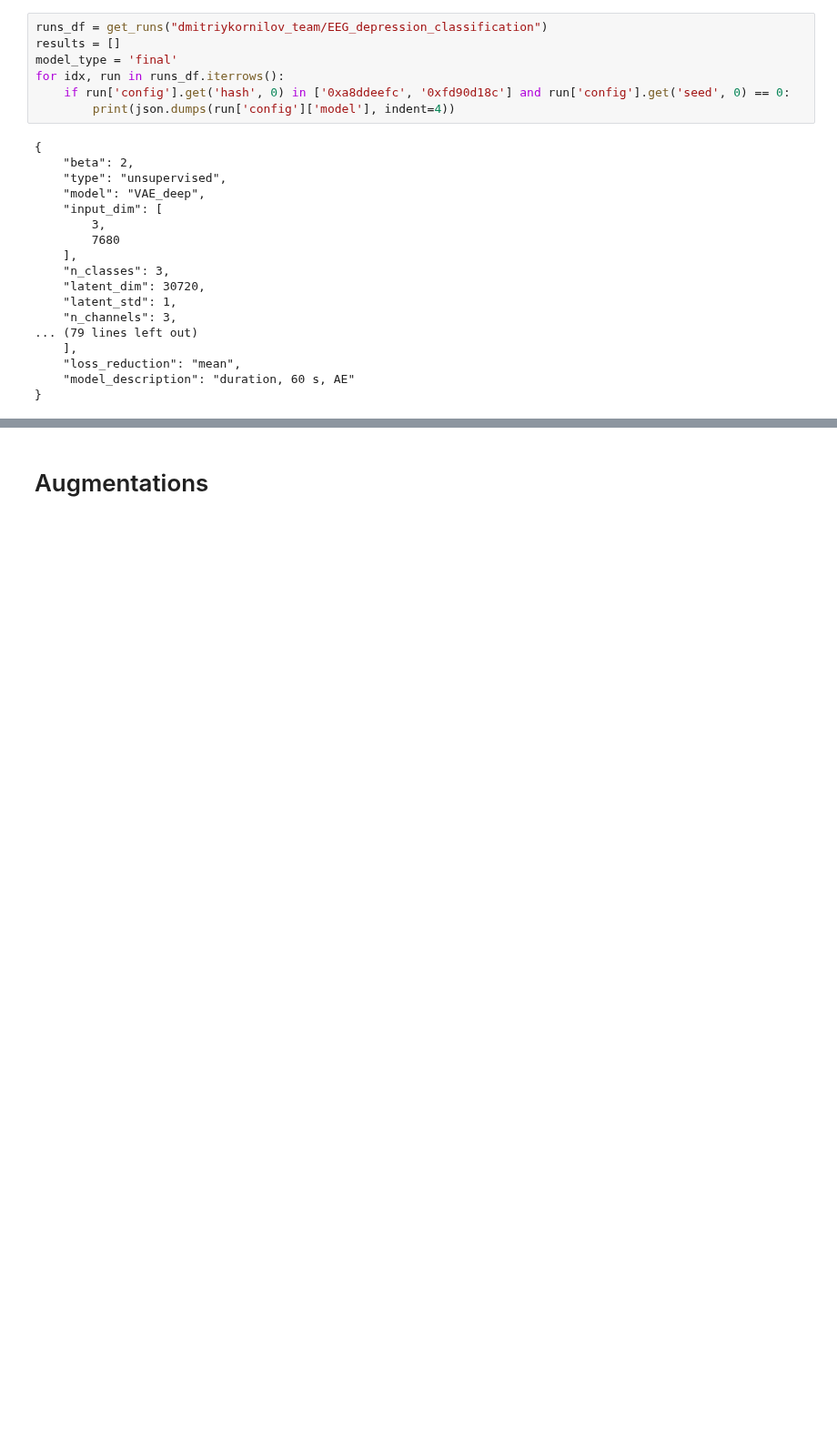
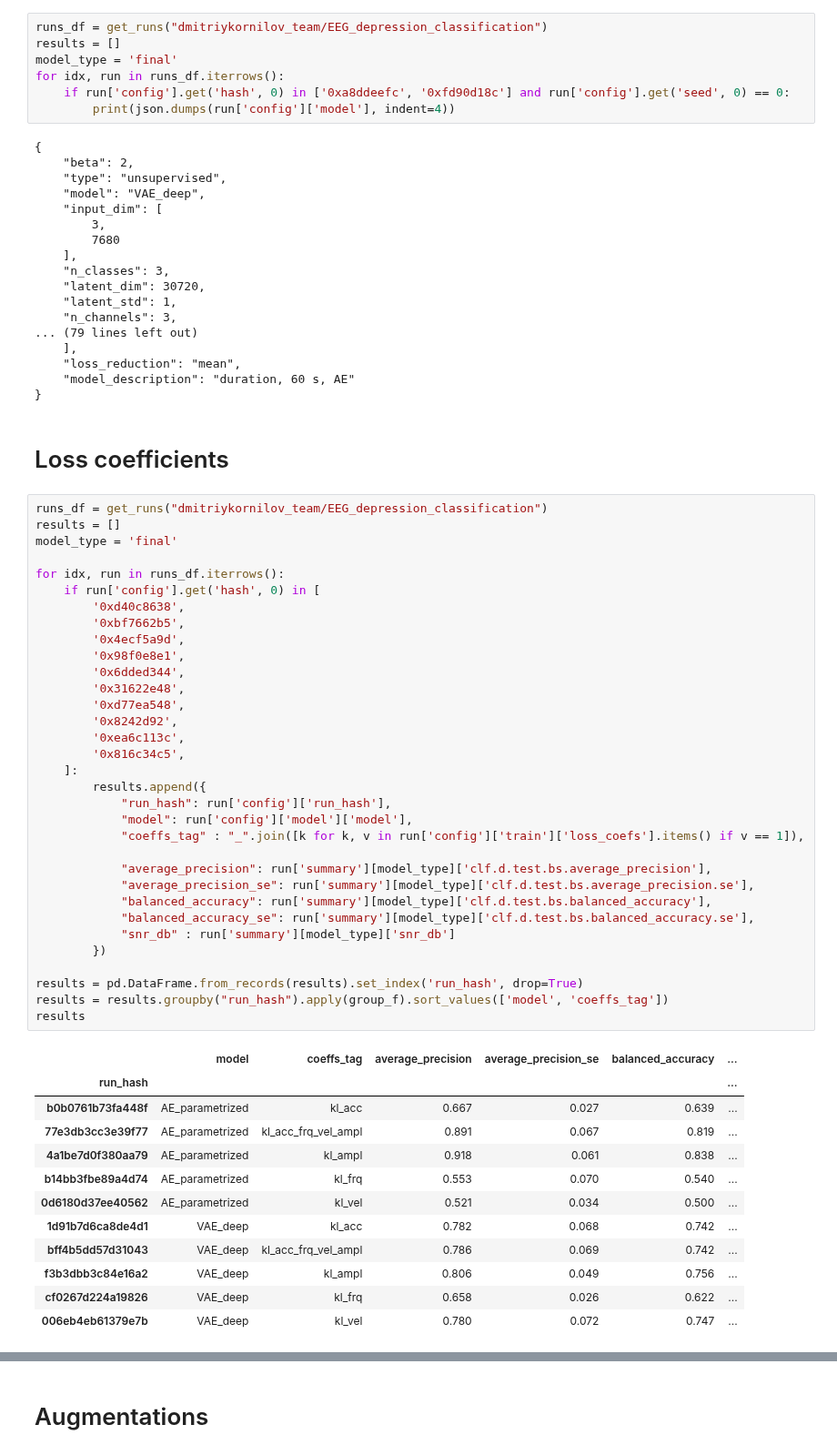
Before and after one commit to dwemer8/Depression_classification_from_EEG, a Jupyter notebook: results_analysis.ipynb, the cells around one changed output, grey strips where cells are left out. Shown at 91% size. Cells and saved outputs as stored; diff of their text form; blank space fills up the shorter version.

```diff
--- a/results_analysis.ipynb
+++ b/results_analysis.ipynb
@@ -55,3 +55,51 @@ for idx, run in runs_df.iterrows():
     "loss_reduction": "mean",
     "model_description": "duration, 60 s, AE"
 }
+# %% [markdown]
+# Loss coefficients
+# %%
+runs_df = get_runs("dmitriykornilov_team/EEG_depression_classification")
+results = []
+model_type = 'final'
+
+for idx, run in runs_df.iterrows():
+    if run['config'].get('hash', 0) in [
+        '0xd40c8638',
+        '0xbf7662b5',
+        '0x4ecf5a9d',
+        '0x98f0e8e1',
+        '0x6dded344',
+        '0x31622e48',
+        '0xd77ea548',
+        '0x8242d92',
+        '0xea6c113c',
+        '0x816c34c5',
+    ]:
+        results.append({
+            "run_hash": run['config']['run_hash'],
+            "model": run['config']['model']['model'],
+            "coeffs_tag" : "_".join([k for k, v in run['config']['train']['loss_coefs'].items() if v == 1]),
+
+            "average_precision": run['summary'][model_type]['clf.d.test.bs.average_precision'],
+            "average_precision_se": run['summary'][model_type]['clf.d.test.bs.average_precision.se'],
+            "balanced_accuracy": run['summary'][model_type]['clf.d.test.bs.balanced_accuracy'],
+            "balanced_accuracy_se": run['summary'][model_type]['clf.d.test.bs.balanced_accuracy.se'],
+            "snr_db" : run['summary'][model_type]['snr_db']
+        })
+
+results = pd.DataFrame.from_records(results).set_index('run_hash', drop=True)
+results = results.groupby("run_hash").apply(group_f).sort_values(['model', 'coeffs_tag'])
+results
+# %% [output]
+|  | model | coeffs_tag | average_precision | average_precision_se | balanced_accuracy | ... |
+| run_hash |  |  |  |  |  | ... |
+| b0b0761b73fa448f | AE_parametrized | kl_acc | 0.667 | 0.027 | 0.639 | ... |
+| 77e3db3cc3e39f77 | AE_parametrized | kl_acc_frq_vel_ampl | 0.891 | 0.067 | 0.819 | ... |
+| 4a1be7d0f380aa79 | AE_parametrized | kl_ampl | 0.918 | 0.061 | 0.838 | ... |
+| b14bb3fbe89a4d74 | AE_parametrized | kl_frq | 0.553 | 0.070 | 0.540 | ... |
+| 0d6180d37ee40562 | AE_parametrized | kl_vel | 0.521 | 0.034 | 0.500 | ... |
+| 1d91b7d6ca8de4d1 | VAE_deep | kl_acc | 0.782 | 0.068 | 0.742 | ... |
+| bff4b5dd57d31043 | VAE_deep | kl_acc_frq_vel_ampl | 0.786 | 0.069 | 0.742 | ... |
+| f3b3dbb3c84e16a2 | VAE_deep | kl_ampl | 0.806 | 0.049 | 0.756 | ... |
+| cf0267d224a19826 | VAE_deep | kl_frq | 0.658 | 0.026 | 0.622 | ... |
+| 006eb4eb61379e7b | VAE_deep | kl_vel | 0.780 | 0.072 | 0.747 | ... |
```
Also changed, not shown: parts of 1 cell of this notebook, 11 other files.
